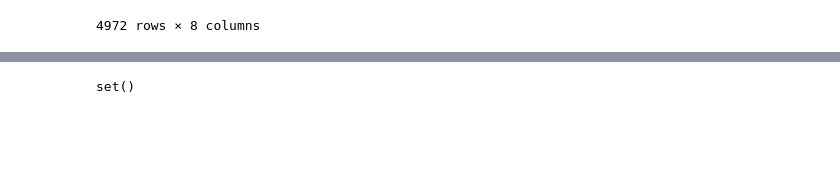
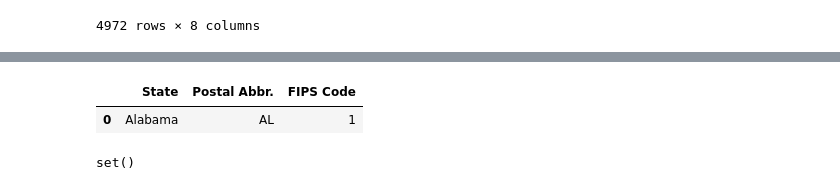
Before and after one commit to jedc4xer/abs_group_assessment, a Jupyter notebook: jeds_visualizations.ipynb, the cells around one changed output, grey strips where cells are left out. Cells and saved outputs as stored; diff of their text form; code cells hidden in the pictures; blank space fills up the shorter version.

```diff
--- a/jeds_visualizations.ipynb
+++ b/jeds_visualizations.ipynb
@@ -102,0 +79,5 @@ grouped.head()
+# %%
+state_codes.head(1)
+# %% [output]
+|  | State | Postal Abbr. | FIPS Code |
+| 0 | Alabama | AL | 1 |
```
Also changed, not shown: parts of 8 cells of this notebook.
